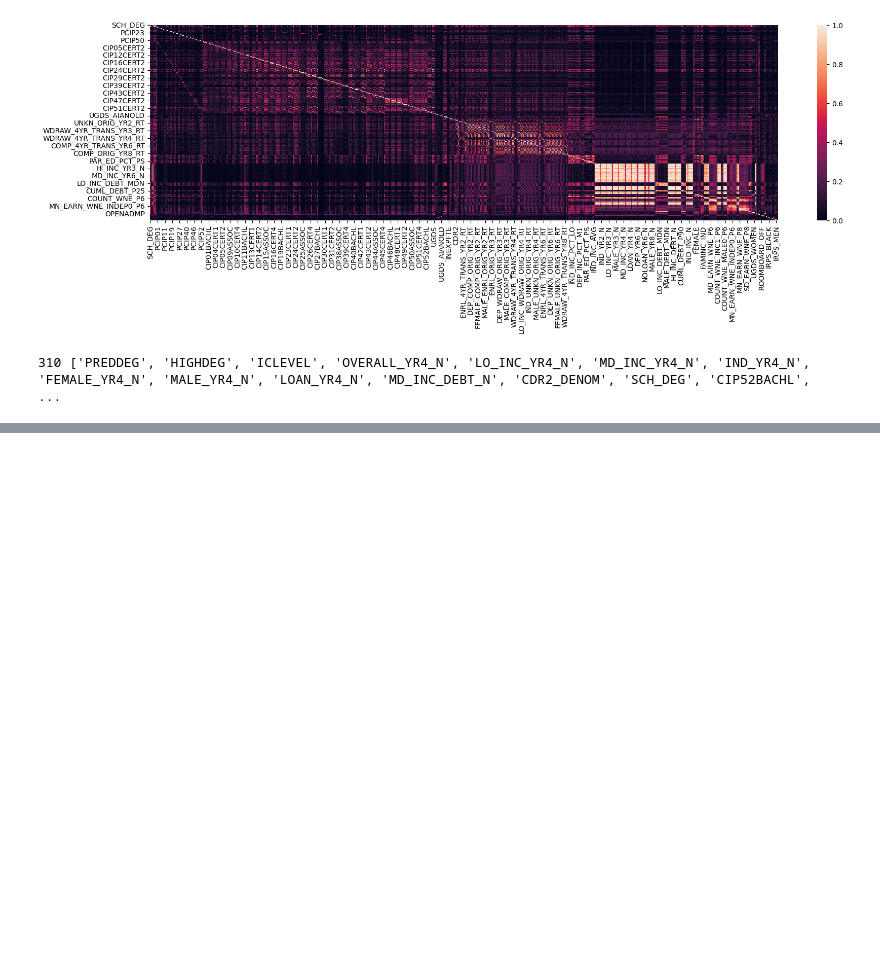
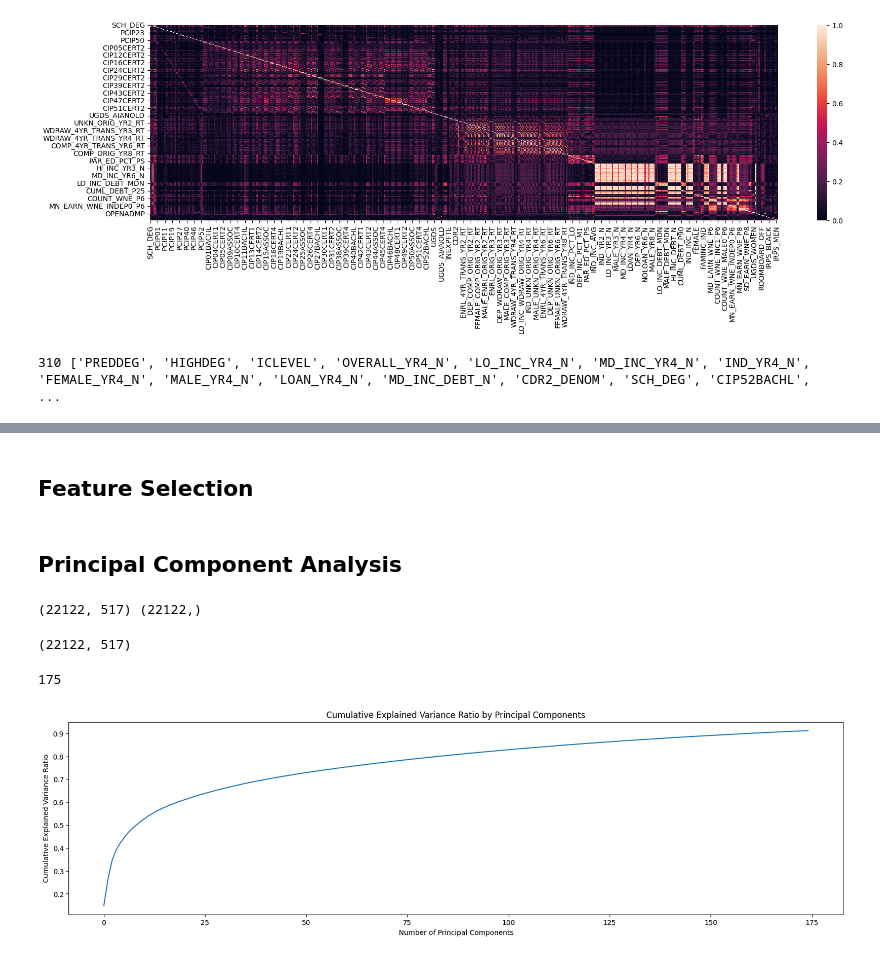
Before and after one commit to cyrilmichino/modeling-income-shares, a Jupyter notebook: college-scorecard-data-analysis.ipynb, the cells around one changed output, grey strips where cells are left out. Drawn from its saved outputs; the diff is of its cells as text; code cells hidden in the pictures; blank space fills up the shorter version.

Commit message:
Kaggle Notebook | College Scorecard Data Analysis | Principal Component Analysis

```diff
--- a/college-scorecard-data-analysis.ipynb
+++ b/college-scorecard-data-analysis.ipynb
@@ -869,0 +875,35 @@ scaler = StandardScaler()
+# %% [markdown]
+## Feature Selection
+# %% [markdown]
+## Principal Component Analysis
+# %%
+y = data['MN_EARN_WNE_P6']
+X = data.drop(['Unnamed: 0', 'UNITID', 'INSTNM','Unnamed: 0.1','MN_EARN_WNE_P6'],axis=1)
+print(X.shape,y.shape)
+# %% [output]
+(22122, 517) (22122,)
+# %%
+scaler = StandardScaler()
+X_scaled = scaler.fit_transform(X)
+print(X_scaled.shape)
+# %% [output]
+(22122, 517)
+# %%
+pca = PCA(n_components = 500)
+pca.fit(X_scaled)
+
+cumulative_variance_ratio = np.cumsum(model.explained_variance_ratio_)
+print(cumulative_variance_ratio)
+# %% [output]
+175
+# %%
+plt.figure(figsize=(20,5))
+plt.plot(cumulative_variance_ratio)
+
+plt.xlabel('Number of Principal Components')
+plt.ylabel('Cumulative Explained Variance Ratio')
+plt.title('Cumulative Explained Variance Ratio by Principal Components')
+
+plt.show()
+# %% [output]
+[figure, added]
```
Also changed, not shown: parts of 6 cells of this notebook.
